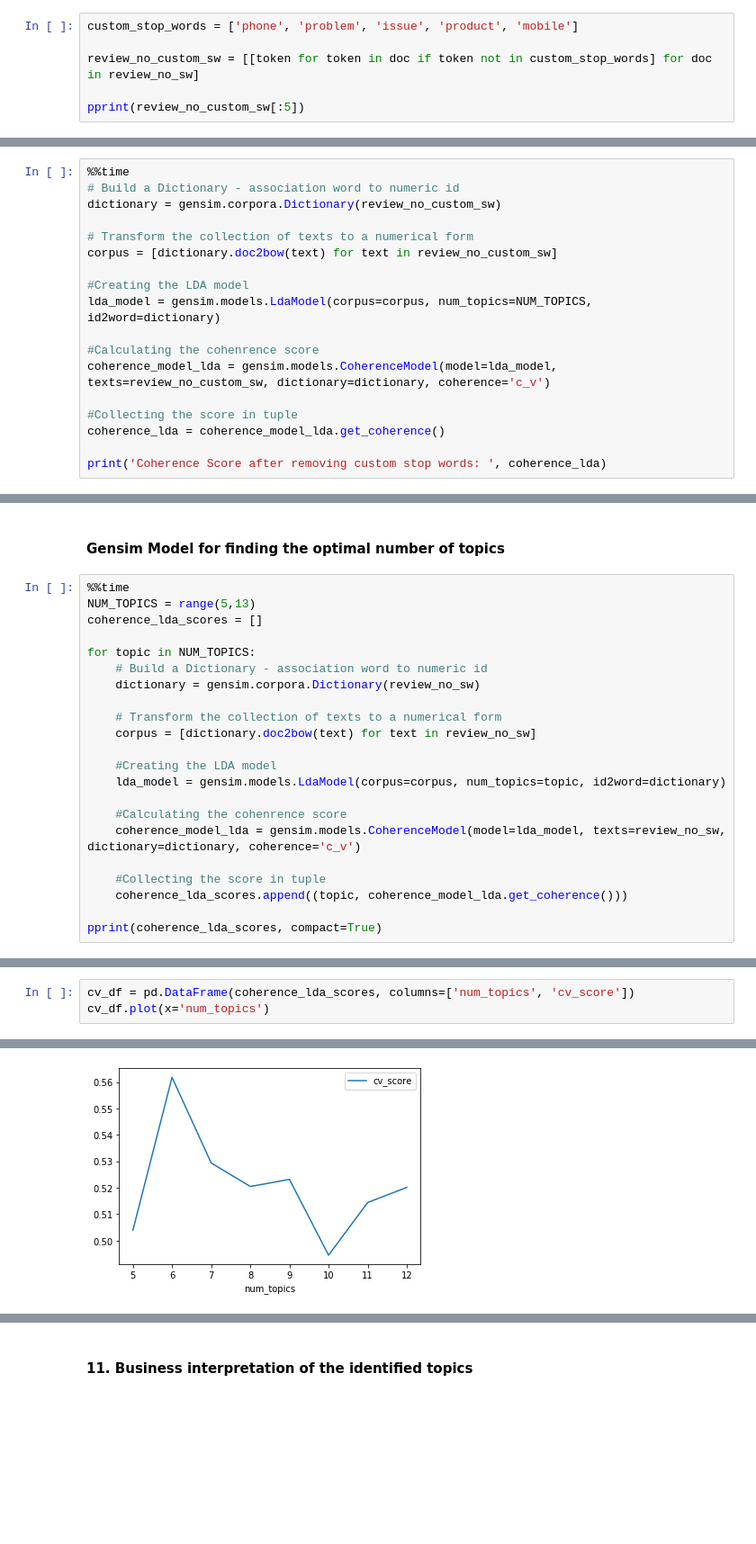
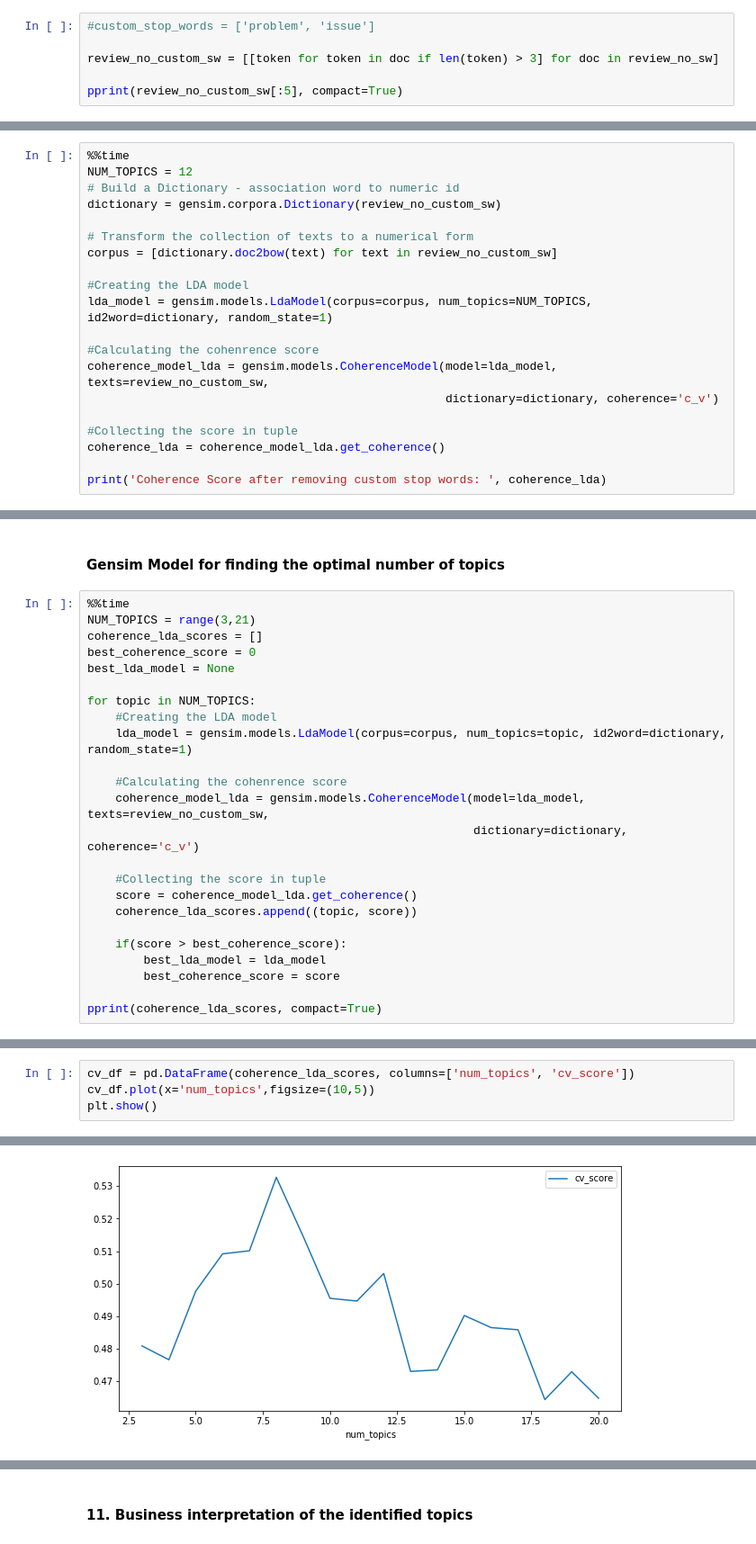
Before and after one commit to snbhattacharjya/Simplilearn, a Jupyter notebook: NLP/Project1-Topic Analysis/Topic Analysis of Review Data.ipynb, the cells around one changed output, grey strips where cells are left out. Shown at 90% size. Cells and saved outputs as stored; diff of their text form; blank space fills up the shorter version.

```diff
--- a/NLP/Project1-Topic Analysis/Topic Analysis of Review Data.ipynb
+++ b/NLP/Project1-Topic Analysis/Topic Analysis of Review Data.ipynb
@@ -320,8 +307,8 @@ Now since the problem at hand demands identifying the diffrent aspects of the bu
 # %%
-custom_stop_words = ['phone', 'problem', 'issue', 'product', 'mobile']
+#custom_stop_words = ['problem', 'issue']
 
-review_no_custom_sw = [[token for token in doc if token not in custom_stop_words] for doc in review_no_sw]
+review_no_custom_sw = [[token for token in doc if len(token) > 3] for doc in review_no_sw]
 
-pprint(review_no_custom_sw[:5])
+pprint(review_no_custom_sw[:5], compact=True)
 # %% [output]
 [['update', 'improvement'],
@@ -343,5 +321,6 @@ pprint(review_no_custom_sw[:5])
 # %%
 %%time
+NUM_TOPICS = 12
 # Build a Dictionary - association word to numeric id
 dictionary = gensim.corpora.Dictionary(review_no_custom_sw)
 
@@ -349,10 +328,11 @@ dictionary = gensim.corpora.Dictionary(review_no_custom_sw)
 corpus = [dictionary.doc2bow(text) for text in review_no_custom_sw]
 
 #Creating the LDA model
-lda_model = gensim.models.LdaModel(corpus=corpus, num_topics=NUM_TOPICS, id2word=dictionary)
+lda_model = gensim.models.LdaModel(corpus=corpus, num_topics=NUM_TOPICS, id2word=dictionary, random_state=1)
 
 #Calculating the cohenrence score
-coherence_model_lda = gensim.models.CoherenceModel(model=lda_model, texts=review_no_custom_sw, dictionary=dictionary, coherence='c_v')
+coherence_model_lda = gensim.models.CoherenceModel(model=lda_model, texts=review_no_custom_sw,
+                                                   dictionary=dictionary, coherence='c_v')
 
 #Collecting the score in tuple
 coherence_lda = coherence_model_lda.get_coherence()
@@ -373,24 +349,26 @@ For finding the optimal we would use two approaches:
 #### Gensim Model for finding the optimal number of topics
 # %%
 %%time
-NUM_TOPICS = range(5,13)
+NUM_TOPICS = range(3,21)
 coherence_lda_scores = []
+best_coherence_score = 0
+best_lda_model = None
 
 for topic in NUM_TOPICS:
-    # Build a Dictionary - association word to numeric id
-    dictionary = gensim.corpora.Dictionary(review_no_sw)
-
-    # Transform the collection of texts to a numerical form
-    corpus = [dictionary.doc2bow(text) for text in review_no_sw]
-
     #Creating the LDA model
-    lda_model = gensim.models.LdaModel(corpus=corpus, num_topics=topic, id2word=dictionary)
+    lda_model = gensim.models.LdaModel(corpus=corpus, num_topics=topic, id2word=dictionary, random_state=1)
 
     #Calculating the cohenrence score
-    coherence_model_lda = gensim.models.CoherenceModel(model=lda_model, texts=review_no_sw, dictionary=dictionary, coherence='c_v')
+    coherence_model_lda = gensim.models.CoherenceModel(model=lda_model, texts=review_no_custom_sw,
+                                                       dictionary=dictionary, coherence='c_v')
 
     #Collecting the score in tuple
-    coherence_lda_scores.append((topic, coherence_model_lda.get_coherence()))
+    score = coherence_model_lda.get_coherence()
+    coherence_lda_scores.append((topic, score))
+
+    if(score > best_coherence_score):
+        best_lda_model = lda_model
+        best_coherence_score = score
 
 pprint(coherence_lda_scores, compact=True)
 # %% [output]
@@ -401,4 +384,5 @@ Wall time: 1min
 # %%
 cv_df = pd.DataFrame(coherence_lda_scores, columns=['num_topics', 'cv_score'])
-cv_df.plot(x='num_topics')
+cv_df.plot(x='num_topics',figsize=(10,5))
+plt.show()
 # %% [output]
@@ -406 +389 @@ cv_df.plot(x='num_topics')
-[figure, old version]
+[figure, new version]
```
Also changed, not shown: parts of 64 cells of this notebook, 4 other files.
